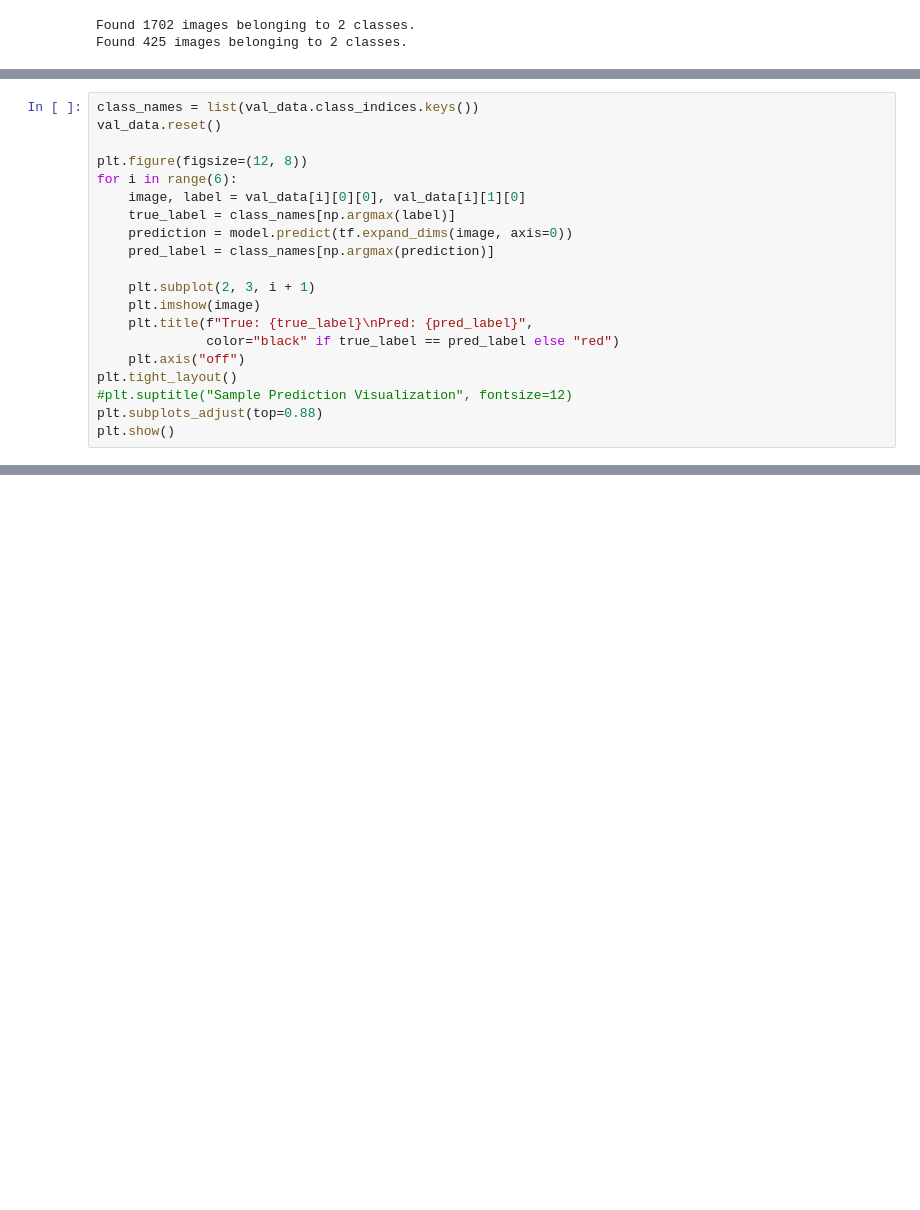
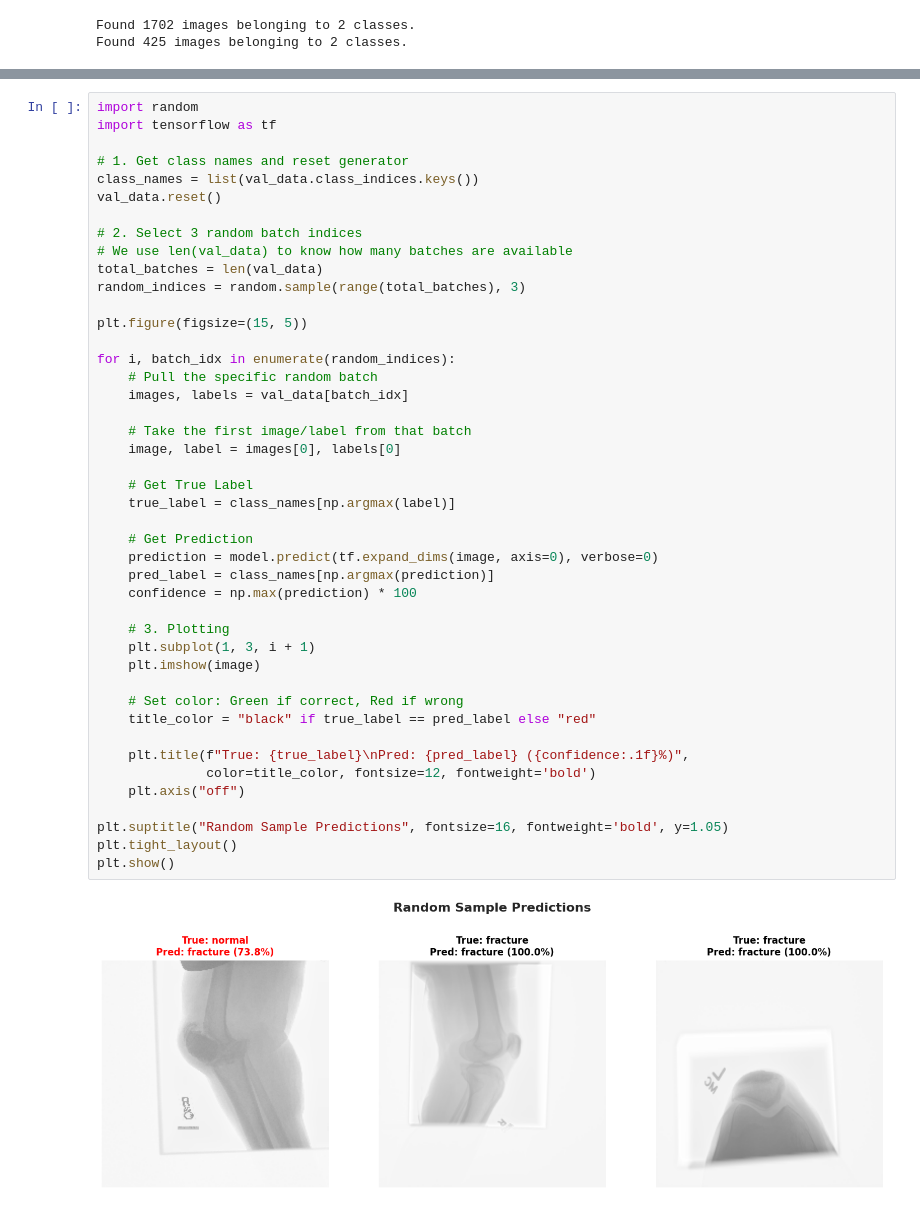
Before and after one commit to niaz1971/BONE_FRACTURE_CLASSIFICATION, a Jupyter notebook: MobileNetV2_architecture.ipynb, the cells around one changed output, grey strips where cells are left out. Drawn from its saved outputs; the diff is of its cells as text; blank space fills up the shorter version.

```diff
--- a/MobileNetV2_architecture.ipynb
+++ b/MobileNetV2_architecture.ipynb
@@ -205,20 +170,0 @@ plt.show()
-# %%
-class_names = list(val_data.class_indices.keys())
-val_data.reset()
-
-plt.figure(figsize=(12, 8))
-for i in range(6):
-    image, label = val_data[i][0][0], val_data[i][1][0]
-    true_label = class_names[np.argmax(label)]
-    prediction = model.predict(tf.expand_dims(image, axis=0))
-    pred_label = class_names[np.argmax(prediction)]
-
-    plt.subplot(2, 3, i + 1)
-    plt.imshow(image)
-    plt.title(f"True: {true_label}\nPred: {pred_label}",
-              color="black" if true_label == pred_label else "red")
-    plt.axis("off")
-plt.tight_layout()
-#plt.suptitle("Sample Prediction Visualization", fontsize=12)
-plt.subplots_adjust(top=0.88)
-plt.show()
@@ -294,0 +288,46 @@ Found 50 misclassified samples
+# %%
+import random
+import tensorflow as tf
+
+# 1. Get class names and reset generator
+class_names = list(val_data.class_indices.keys())
+val_data.reset()
+
+# 2. Select 3 random batch indices
+# We use len(val_data) to know how many batches are available
+total_batches = len(val_data)
+random_indices = random.sample(range(total_batches), 3)
+
+plt.figure(figsize=(15, 5))
+
+for i, batch_idx in enumerate(random_indices):
+    # Pull the specific random batch
+    images, labels = val_data[batch_idx]
+
+    # Take the first image/label from that batch
+    image, label = images[0], labels[0]
+
+    # Get True Label
+    true_label = class_names[np.argmax(label)]
+
+    # Get Prediction
+    prediction = model.predict(tf.expand_dims(image, axis=0), verbose=0)
+    pred_label = class_names[np.argmax(prediction)]
+    confidence = np.max(prediction) * 100
+
+    # 3. Plotting
+    plt.subplot(1, 3, i + 1)
+    plt.imshow(image)
+
+    # Set color: Green if correct, Red if wrong
+    title_color = "black" if true_label == pred_label else "red"
+
+    plt.title(f"True: {true_label}\nPred: {pred_label} ({confidence:.1f}%)",
+              color=title_color, fontsize=12, fontweight='bold')
+    plt.axis("off")
+
+plt.suptitle("Random Sample Predictions", fontsize=16, fontweight='bold', y=1.05)
+plt.tight_layout()
+plt.show()
+# %% [output]
+[figure, added]
```
Also changed, not shown: parts of 12 cells of this notebook.
